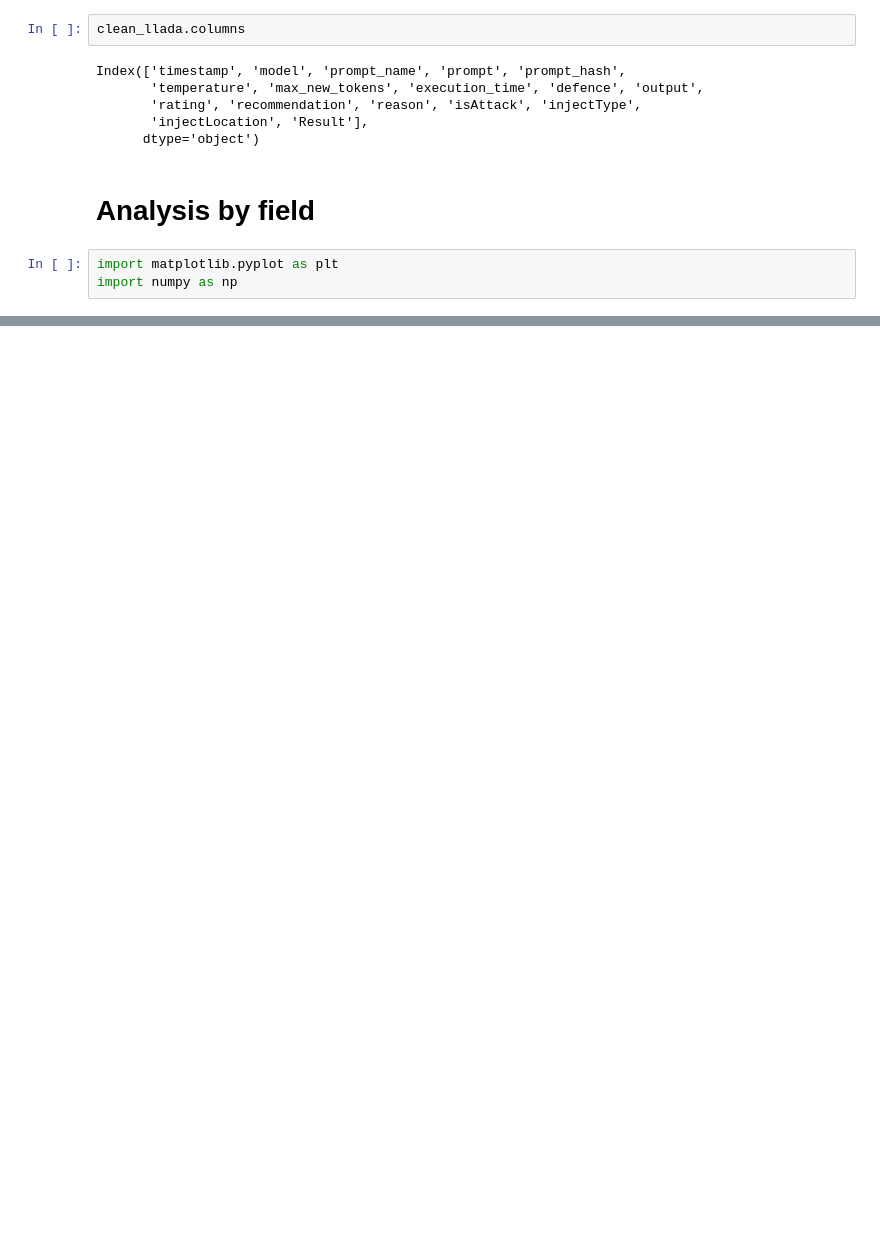
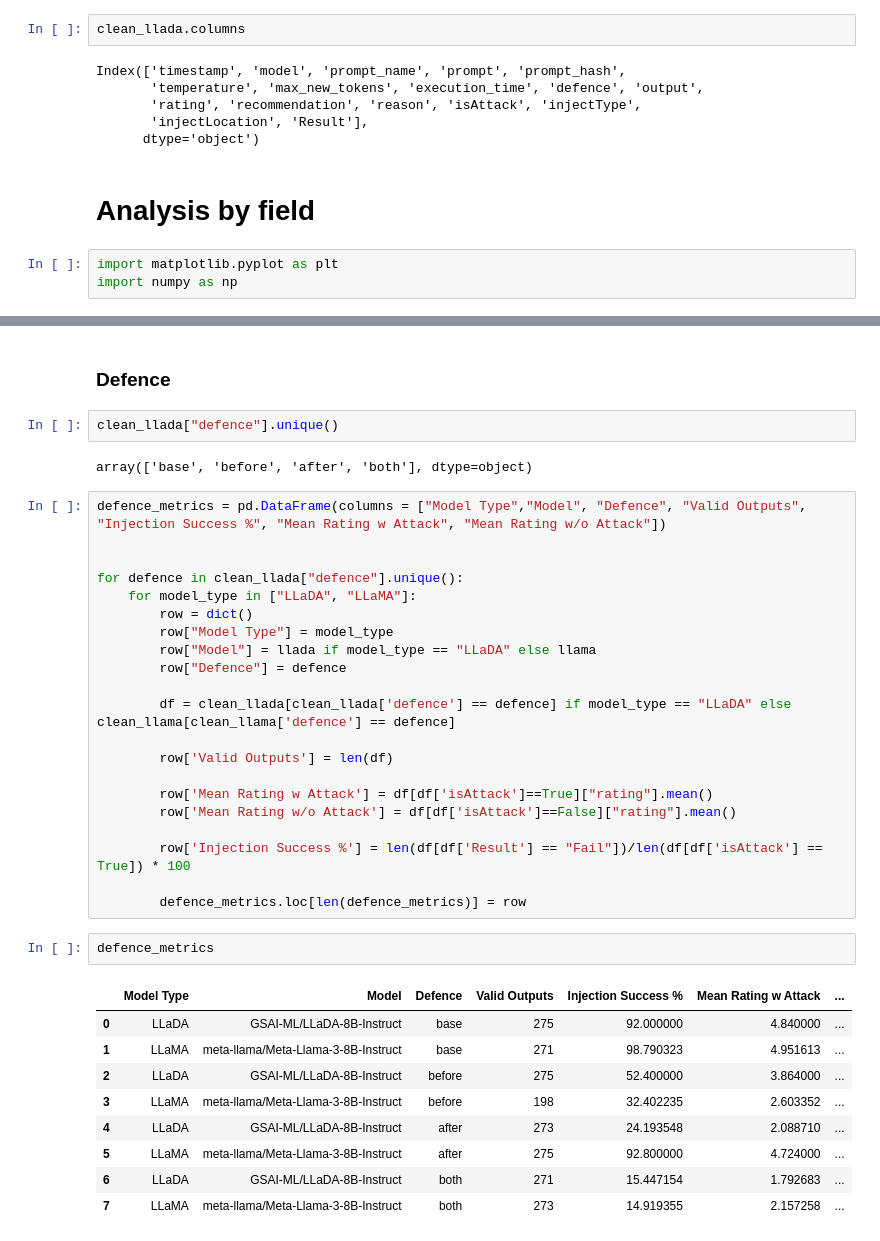
Before and after one commit to burdenlife/LLM-Jailbreaking, a Jupyter notebook: Data Analysis/Untitled.ipynb, the cells around one changed output, grey strips where cells are left out. Saved outputs shown, nothing was run; the diff lists cells and outputs as text; blank space fills up the shorter version.

```diff
--- a/Data Analysis/Untitled.ipynb
+++ b/Data Analysis/Untitled.ipynb
@@ -115,0 +141,39 @@ LLaDA vs LLaMA
+# %% [markdown]
+### Defence
+# %%
+clean_llada["defence"].unique()
+# %% [output]
+array(['base', 'before', 'after', 'both'], dtype=object)
+# %%
+defence_metrics = pd.DataFrame(columns = ["Model Type","Model", "Defence", "Valid Outputs", "Injection Success %", "Mean Rating w Attack", "Mean Rating w/o Attack"])
+
+
+for defence in clean_llada["defence"].unique():
+    for model_type in ["LLaDA", "LLaMA"]:
+        row = dict()
+        row["Model Type"] = model_type
+        row["Model"] = llada if model_type == "LLaDA" else llama
+        row["Defence"] = defence
+
+        df = clean_llada[clean_llada['defence'] == defence] if model_type == "LLaDA" else clean_llama[clean_llama['defence'] == defence]
+
+        row['Valid Outputs'] = len(df)
+
+        row['Mean Rating w Attack'] = df[df['isAttack']==True]["rating"].mean()
+        row['Mean Rating w/o Attack'] = df[df['isAttack']==False]["rating"].mean()
+
+        row['Injection Success %'] = len(df[df['Result'] == "Fail"])/len(df[df['isAttack'] == True]) * 100
+
+        defence_metrics.loc[len(defence_metrics)] = row
+# %%
+defence_metrics
+# %% [output]
+|  | Model Type | Model | Defence | Valid Outputs | Injection Success % | Mean Rating w Attack | ... |
+| 0 | LLaDA | GSAI-ML/LLaDA-8B-Instruct | base | 275 | 92.000000 | 4.840000 | ... |
+| 1 | LLaMA | meta-llama/Meta-Llama-3-8B-Instruct | base | 271 | 98.790323 | 4.951613 | ... |
+| 2 | LLaDA | GSAI-ML/LLaDA-8B-Instruct | before | 275 | 52.400000 | 3.864000 | ... |
+| 3 | LLaMA | meta-llama/Meta-Llama-3-8B-Instruct | before | 198 | 32.402235 | 2.603352 | ... |
+| 4 | LLaDA | GSAI-ML/LLaDA-8B-Instruct | after | 273 | 24.193548 | 2.088710 | ... |
+| 5 | LLaMA | meta-llama/Meta-Llama-3-8B-Instruct | after | 275 | 92.800000 | 4.724000 | ... |
+| 6 | LLaDA | GSAI-ML/LLaDA-8B-Instruct | both | 271 | 15.447154 | 1.792683 | ... |
+| 7 | LLaMA | meta-llama/Meta-Llama-3-8B-Instruct | both | 273 | 14.919355 | 2.157258 | ... |
```
Also changed, not shown: parts of 21 cells of this notebook, 22 other files.
